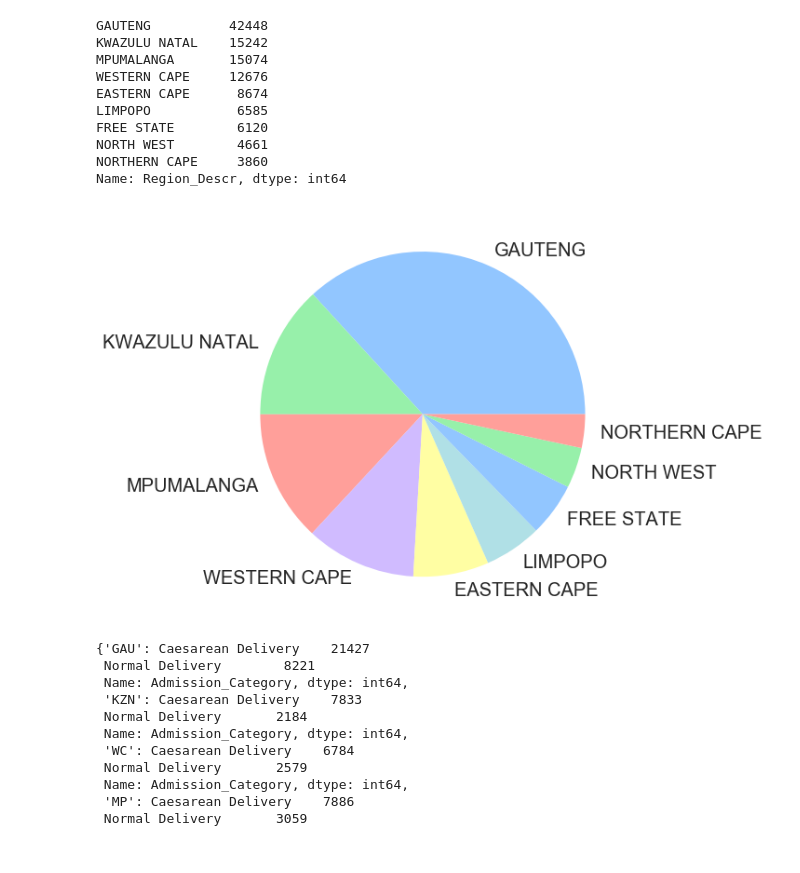
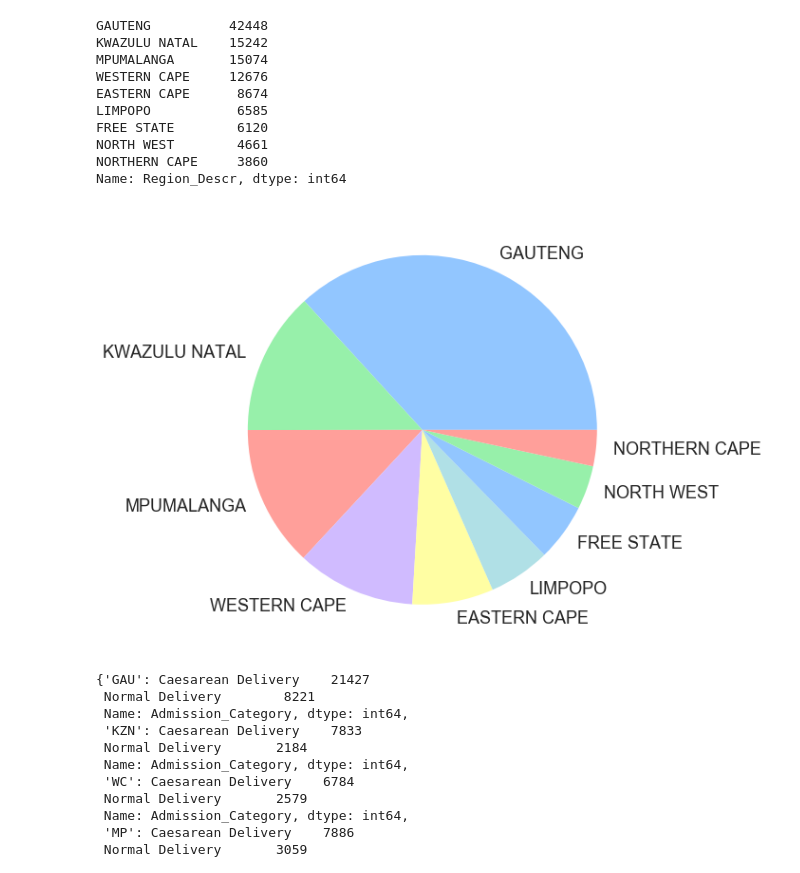
Before and after one commit to DaliaSolomon/BUS4029H-Thesis-Project, a Jupyter notebook: 3 - Analysis of Mothers.ipynb, the cells around one changed output. Cells and saved outputs as stored; diff of their text form; code cells hidden in the pictures.

```diff
--- a/3 - Analysis of Mothers.ipynb
+++ b/3 - Analysis of Mothers.ipynb
@@ -916,23 +927,23 @@ df
 # %%
 labels = ['2014', '2015', '2016', '2017', '2018', '2019']
-colors=["red","blue","green","black","orange","purple","yellow"]
+colors=["red","blue","green","black"]
 df= pd.DataFrame({
     'Change in Total Costs':change_in_total_costs,
     'Change in Hospital Benefit Amount':change_in_hospital_costs,
     'Change in Provider Amount':change_in_provider_costs,
-    'Inflation in South Africa':inflation,
-    'Change in Pathology Costs':change_in_pathology_costs,
-    'Change in Radiology Costs':change_in_radiology_costs,
-    'Change in Pharmacy Costs':change_in_pharmacy_costs
-
+    'Inflation in South Africa':inflation
 },index=labels)
 
 ax=df.plot(kind='line',color=colors,figsize=(20,10))
-plt.rcParams['font.size'] = 20.0
-ax.set_ylabel('Annual Change')
+plt.rcParams['font.size'] = 25.0
+ax.set_ylabel('Annual change in the average cost per patient')
 ax.set_xlabel('Year')
-ax.set_ylim(-0.1,0.6)
+ax.set_ylim(0,0.2)
+ax.legend(loc='upper left')
+
+ax2.xaxis.labelpad = 20
+ax2.yaxis.labelpad = 20
 
 plt.tight_layout()
-plt.savefig('Change_in_costs.png', dpi=350)
+plt.savefig('Change_in_major_costs.png', dpi=350)
 # %% [output]
@@ -939,0 +951,20 @@ plt.savefig('Change_in_costs.png', dpi=350)
+# %%
+labels = ['2014', '2015', '2016', '2017', '2018', '2019']
+colors=["red","blue","green","black"]
+df= pd.DataFrame({
+    'Change in Pathology Costs':change_in_pathology_costs,
+    'Change in Radiology Costs':change_in_radiology_costs,
+    'Change in Pharmacy Costs':change_in_pharmacy_costs,
+    'Inflation in South Africa':inflation
+},index=labels)
+
+ax=df.plot(kind='line',color=colors,figsize=(20,10))
+plt.rcParams['font.size'] = 25.0
+ax.set_ylabel('Annual change in the average cost per patient')
+ax.set_xlabel('Year')
+ax.set_ylim(-0.1,0.5)
+ax2.xaxis.labelpad = 20
+ax2.yaxis.labelpad = 20
+
+plt.tight_layout()
+plt.savefig('Change_in_minor_costs.png', dpi=350)
@@ -964,11 +997,11 @@ region_of_delivery_no=data["Region_Descr"].value_counts()
 # %%
 region_of_delivery_no.name=''
 # %%
-region_of_delivery_no.plot(kind="pie",legend=None,figsize=(10,10))
+region_of_delivery_no.plot(kind="pie",legend=None,figsize=(10,10),fontsize=18)
 plt.tight_layout()
 plt.savefig('Breakdown_of_region.png',dpi=350)
 # %% [output]
-[figure, old version]
+[figure, new version]
 # %%
 GAU_moms=data[data["Region_Descr"]=="GAUTENG"]
 KZN_moms=data[data["Region_Descr"]=="KWAZULU NATAL"]
```
Also changed, not shown: parts of 27 cells of this notebook, 1 other file.
